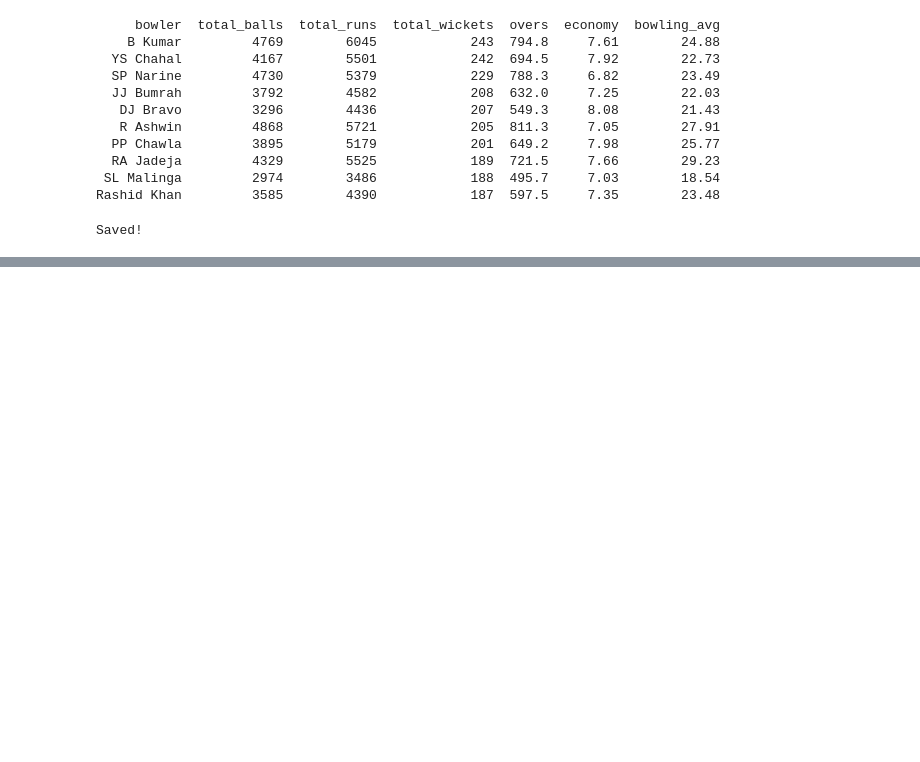
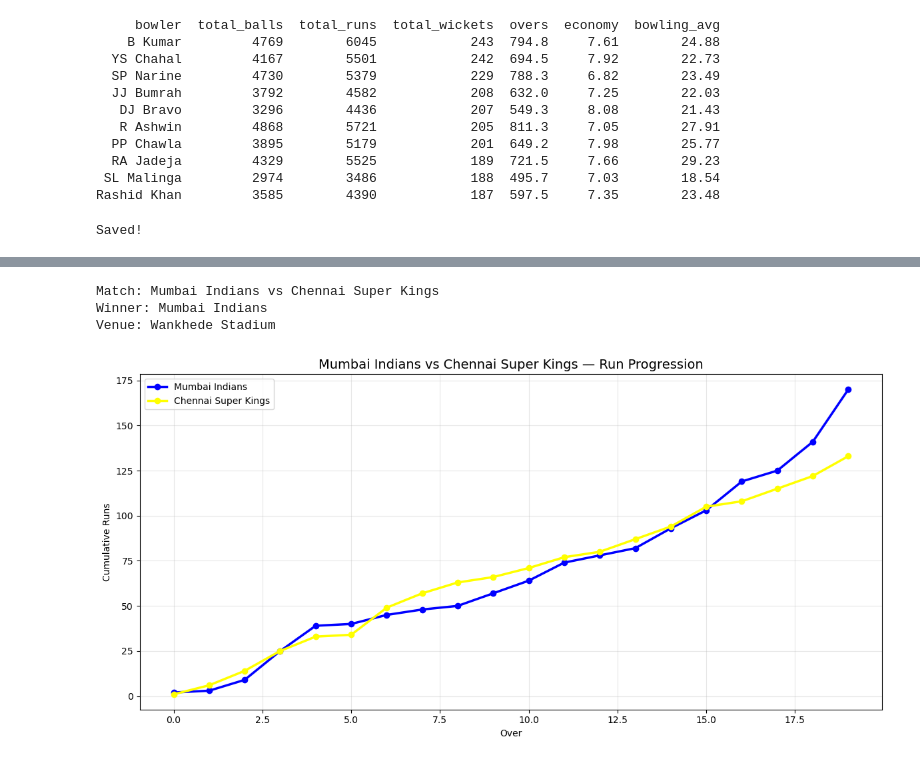
Before and after one commit to prajapatianshul991-droid/IPL-Match-Predictor, a Jupyter notebook: Balls.ipynb, the cells around one changed output, grey strips where cells are left out. Saved outputs shown, nothing was run; the diff lists cells and outputs as text; code cells hidden in the pictures; blank space fills up the shorter version.

```diff
--- a/Balls.ipynb
+++ b/Balls.ipynb
@@ -133,0 +265,17 @@ Saved!
+# %%
+matches_df = pd.read_csv(r"C:\Users\dell\Desktop\Projects using DS\ipl_json\ipl_final.csv")
+
+#Findd soecific match— MI vs CSK 2019 mein
+team1 = 'Mumbai Indians'
+team2 = 'Chennai Super Kings'
+season = 2019
+
+# Matching matches
+h2h = matches_df[
+    ((matches_df['team1'] == team1) & (matches_df['team2'] == team2) |
+    (matches_df['team1'] == team2) & (matches_df['team2'] == team1)) &
+    (matches_df['season'] == season)
+]
+
+print(f"Total matches found: {len(h2h)}")
+print(h2h[['match_id', 'team1', 'team2', 'winner', 'season']])
@@ -133,0 +295,44 @@ Saved!
+# %%
+import matplotlib.pyplot as plt
+
+# Pehla match
+match_id = h2h.iloc[0]['match_id']
+match_info = h2h.iloc[0]
+
+print(f"Match: {match_info['team1']} vs {match_info['team2']}")
+print(f"Winner: {match_info['winner']}")
+print(f"Venue: {match_info['venue']}")
+
+# Us match ka ball-by-ball data
+match_balls = balls_df[balls_df['match_id'] == match_id]
+
+# Over-by-over runs
+over_scores = match_balls.groupby(['batting_team', 'over'])['runs_total'].sum().reset_index()
+
+# Dono teams alag kare
+team1_scores = over_scores[over_scores['batting_team'] == match_info['team1']].copy()
+team2_scores = over_scores[over_scores['batting_team'] == match_info['team2']].copy()
+
+# Cumulative score
+team1_scores['cumulative'] = team1_scores['runs_total'].cumsum()
+team2_scores['cumulative'] = team2_scores['runs_total'].cumsum()
+
+# Graph banaya
+plt.figure(figsize=(12, 6))
+plt.plot(team1_scores['over'], team1_scores['cumulative'],
+         color='blue', linewidth=2.5, marker='o', label=match_info['team1'])
+plt.plot(team2_scores['over'], team2_scores['cumulative'],
+         color='yellow', linewidth=2.5, marker='o', label=match_info['team2'])
+
+plt.title(f"{match_info['team1']} vs {match_info['team2']} — Run Progression", fontsize=14)
+plt.xlabel('Over')
+plt.ylabel('Cumulative Runs')
+plt.legend()
+plt.grid(True, alpha=0.3)
+plt.tight_layout()
+plt.show()
+# %% [output]
+Match: Mumbai Indians vs Chennai Super Kings
+Winner: Mumbai Indians
+Venue: Wankhede Stadium
+[figure, added]
```
Also changed, not shown: parts of 7 cells of this notebook, 2 other files.
